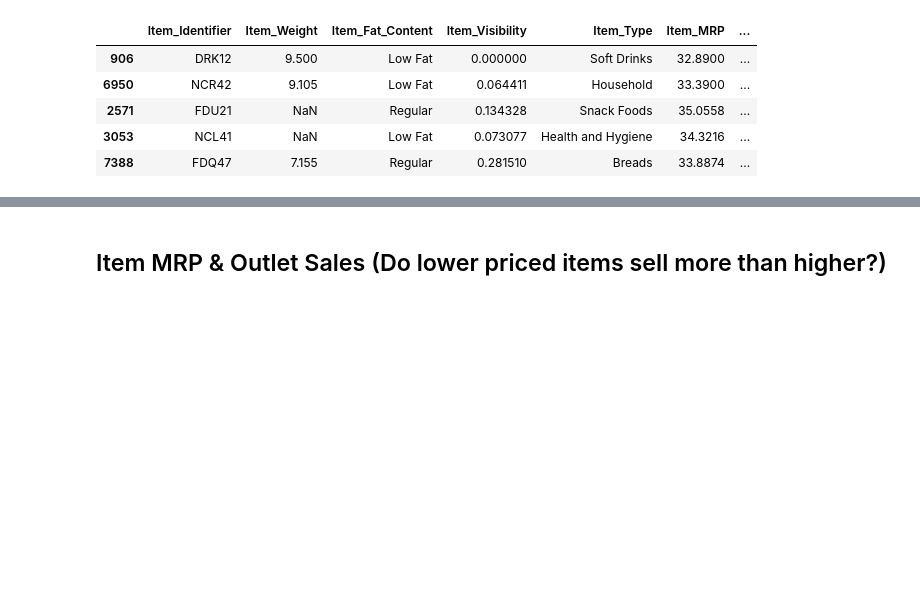
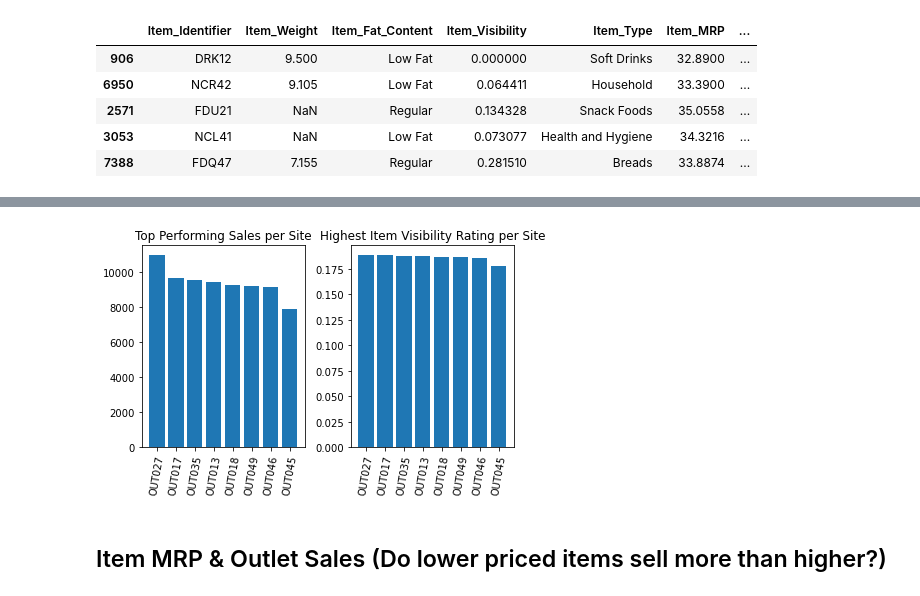
Before and after one commit to GilbertRPG/sales-predictions, a Jupyter notebook: data_cleaning.ipynb, the cells around one changed output, grey strips where cells are left out. Cells and saved outputs as stored; diff of their text form; code cells hidden in the pictures; blank space fills up the shorter version.

```diff
--- a/data_cleaning.ipynb
+++ b/data_cleaning.ipynb
@@ -189,3 +209,19 @@ ItemVisandOutletSales
+# %%
+TenViz = ItemVisandOutletSales['Item_Visibility'].mean()
+TenSales = ItemVisandOutletSales['Item_Outlet_Sales'].mean()
+# OutletIde = df['Outlet_Identifier']
+plt.subplot(1,2,1);
+plt.bar(ItemVisandOutletSales['Outlet_Identifier'], ItemVisandOutletSales['Item_Outlet_Sales'].sort_values(ascending = False));
+plt.xticks(rotation = 80);
+plt.title('Top Performing Sales per Site')
+
+plt.subplot(1,2,2);
+plt.bar(ItemVisandOutletSales['Outlet_Identifier'], ItemVisandOutletSales['Item_Visibility'].sort_values(ascending = False));
+plt.xticks(rotation=80);
+plt.title('Highest Item Visibility Rating per Site');
+plt.tight_layout()
+# %% [output]
+[figure, added]
 # %% [markdown]
 ## Item MRP & Outlet Sales (Do lower priced items sell more than higher?)
 # %% [markdown]
```
Also changed, not shown: parts of 10 cells of this notebook.
